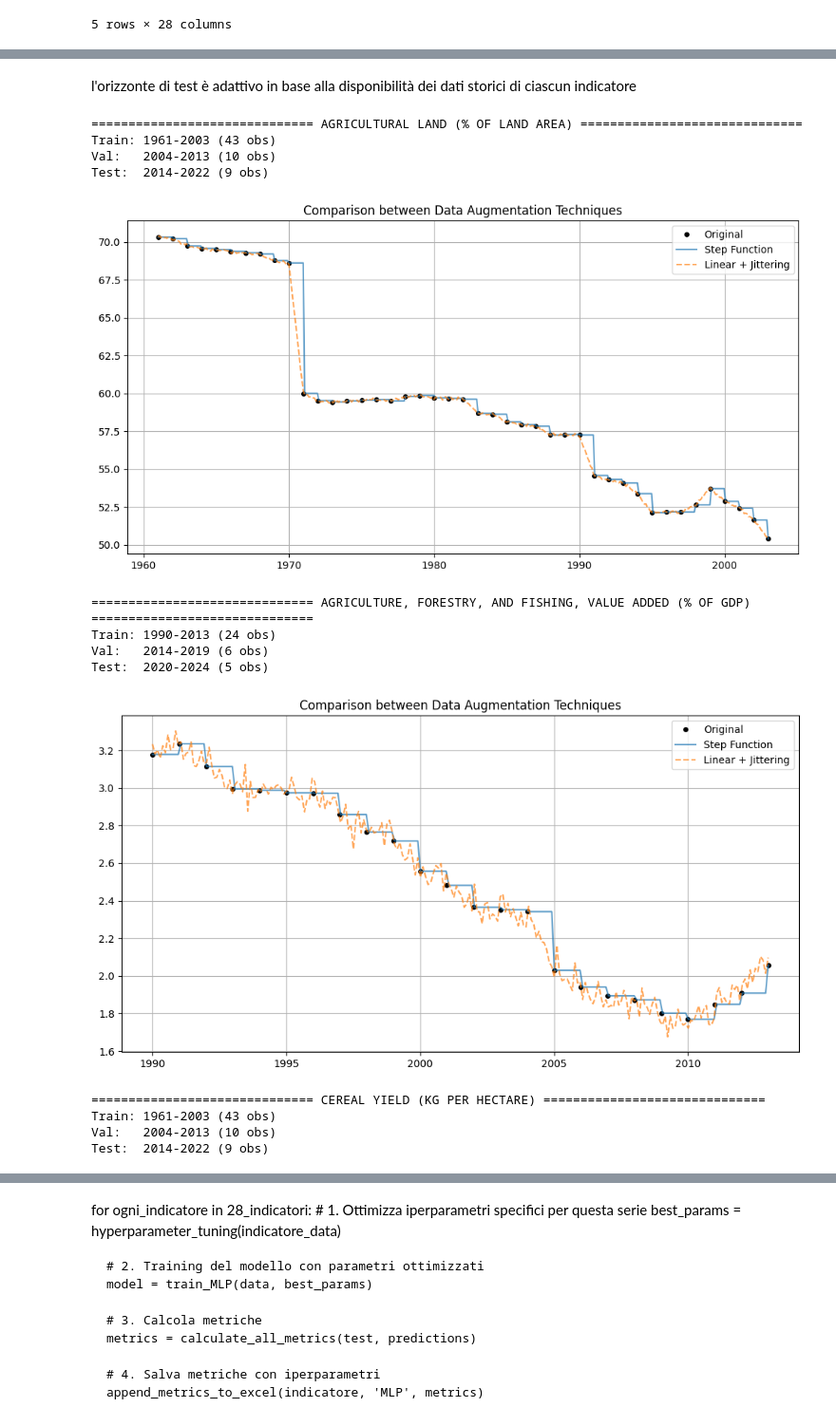
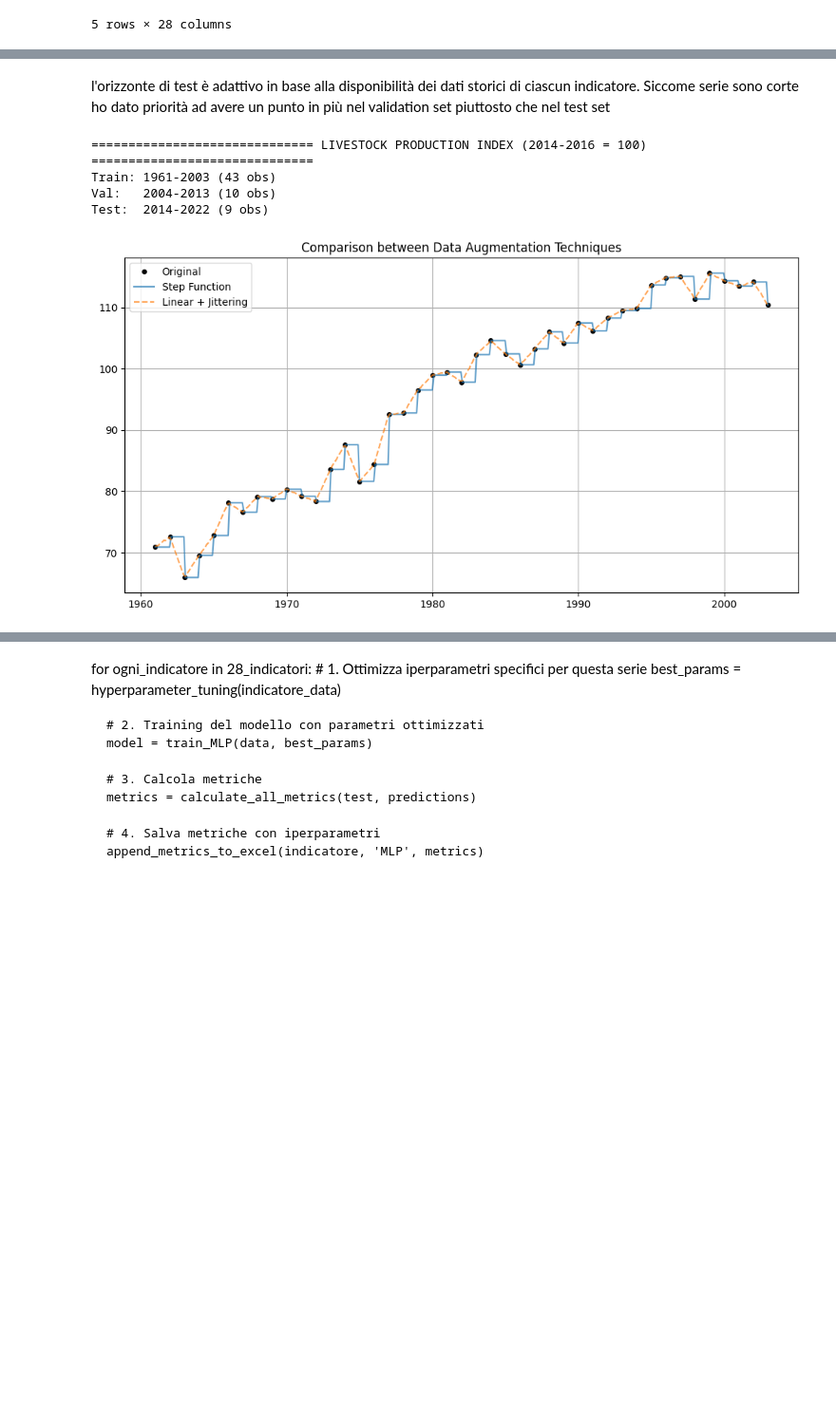
Before and after one commit to ginevraoldani/timeseries-forecasting-on-rural-development, a Jupyter notebook: 09_2_hyperparam_tuning_MLP.ipynb, the cells around one changed output, grey strips where cells are left out. Shown: that part at 95% size. Saved outputs shown, nothing was run; the diff lists cells and outputs as text; code cells hidden in the pictures; blank space fills up the shorter version.

```diff
--- a/09_2_hyperparam_tuning_MLP.ipynb
+++ b/09_2_hyperparam_tuning_MLP.ipynb
@@ -26,3 +31,12 @@ from tensorflow.keras.optimizers import Adam        # type: ignore
+# %%
+# INDICATORS = [i for i in df.columns if i != 'Year']
+# per ora lo faccio solo su sti tre per capire se funziona
+INDICATORS = ['Livestock production index (2014-2016 = 100)']
+
+#  'Agriculture, forestry, and fishing, value added (% of GDP)',
+#  'Cereal yield (kg per hectare)'
+
+DF_CATEGORIES = ["orig", "step_aug", "jitter_aug"]
 # %% [markdown]
 ## Upload
 # %%
@@ -42,47 +59,32 @@ Dataset caricato: 65 anni, 28 variabili.
 # %% [markdown]
-l'orizzonte di test è adattivo in base alla disponibilità dei dati storici di ciascun indicatore
+l'orizzonte di test è adattivo in base alla disponibilità dei dati storici di ciascun indicatore. Siccome serie sono corte ho dato priorità ad avere un punto in più nel validation set piuttosto che nel test set
 # %%
-# indicators = [i for i in df.columns if i != 'Year']
-
 # dizionario per salvare in memoria i subset originali e i train aumentati con step e linear
 orig_aug_subsets = {}
 
-# per ora lo faccio solo su sti tre per capire se funziona
-indicators = ['Agricultural land (% of land area)',
-            'Agriculture, forestry, and fishing, value added (% of GDP)',
-            'Cereal yield (kg per hectare)']
-for indicator in indicators:
+for indicator in INDICATORS:
     print('='*30, indicator.upper(), '='*30)
     df_temp = df[['Year', indicator]].dropna().copy()
     df_temp.columns = ['Year', 'Value']
     train_orig, val_orig, test_orig = nn.split_time_series(df_temp)    # splitto la time serie ORIGINALE
 
     # faccio augmentation SOLO sul train set: aumento sia anni che valori
     x_train_vals = train_orig['Year']
     y_train_vals = train_orig['Value']
 
     df_step = nn.augment_step_function(x_train_vals, y_train_vals, scale_factor=10)
     df_jitter = nn.augment_linear_with_jitter(x_train_vals, y_train_vals, scale_factor=10, noise_level=0.05)
     nn.plot_augmented(df_step, df_jitter, x_train_vals, y_train_vals)
     orig_aug_subsets[indicator] = {
         'orig_train': train_orig,
-        'step_aug_df': df_step,
-        'jitter_aug_df': df_jitter,
+        'step_aug_train': df_step,
+        'jitter_aug_train': df_jitter,
         'orig_val': val_orig,
         'orig_test': test_orig
     }
 # %% [output]
-============================== AGRICULTURAL LAND (% OF LAND AREA) ==============================
+============================== LIVESTOCK PRODUCTION INDEX (2014-2016 = 100) ==============================
 Train: 1961-2003 (43 obs)
 Val:   2004-2013 (10 obs)
 Test:  2014-2022 (9 obs)
-[figure, old version]
+[figure, new version]
-============================== AGRICULTURE, FORESTRY, AND FISHING, VALUE ADDED (% OF GDP) ==============================
-Train: 1990-2013 (24 obs)
-Val:   2014-2019 (6 obs)
-Test:  2020-2024 (5 obs)
-[figure, removed]
-============================== CEREAL YIELD (KG PER HECTARE) ==============================
-Train: 1961-2003 (43 obs)
-Val:   2004-2013 (10 obs)
-Test:  2014-2022 (9 obs)
```
Also changed, not shown: parts of 15 cells of this notebook, 8 other files.
